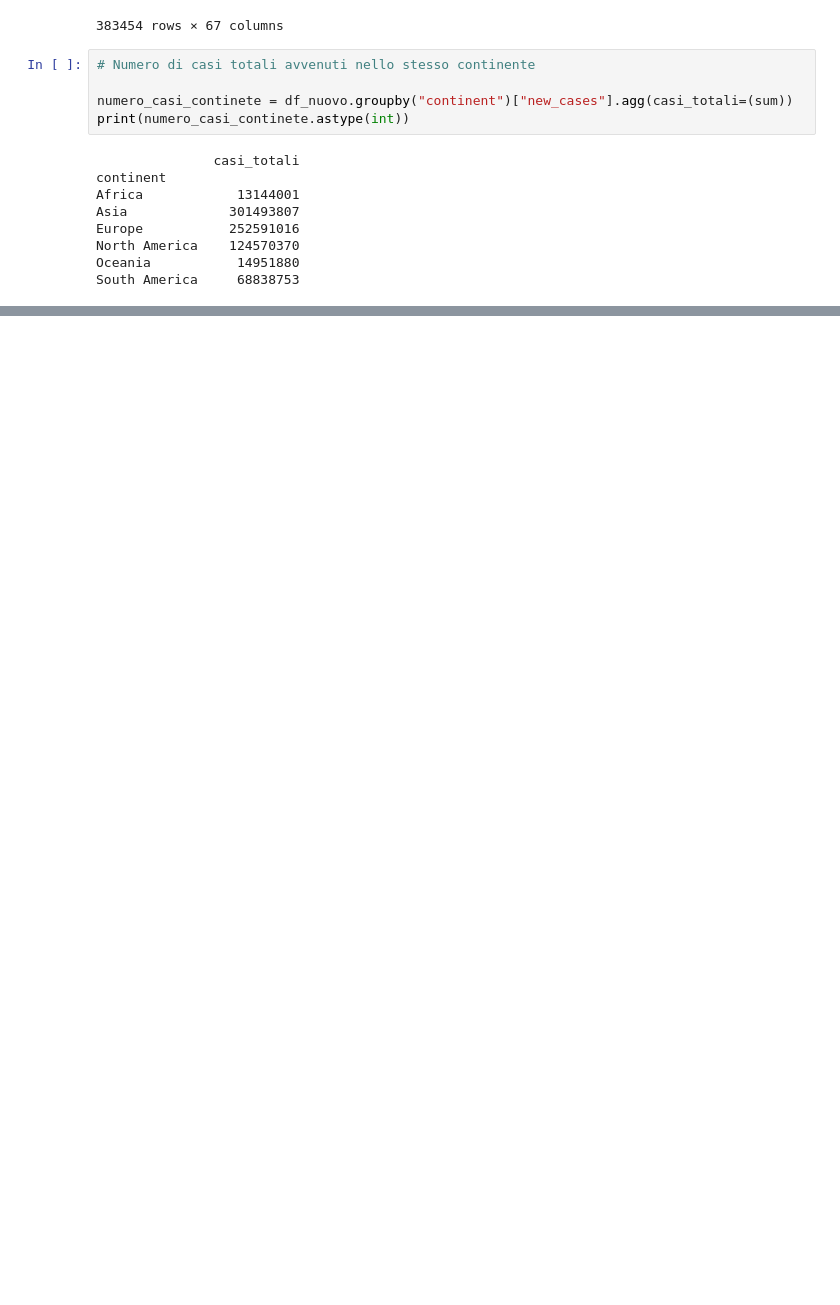
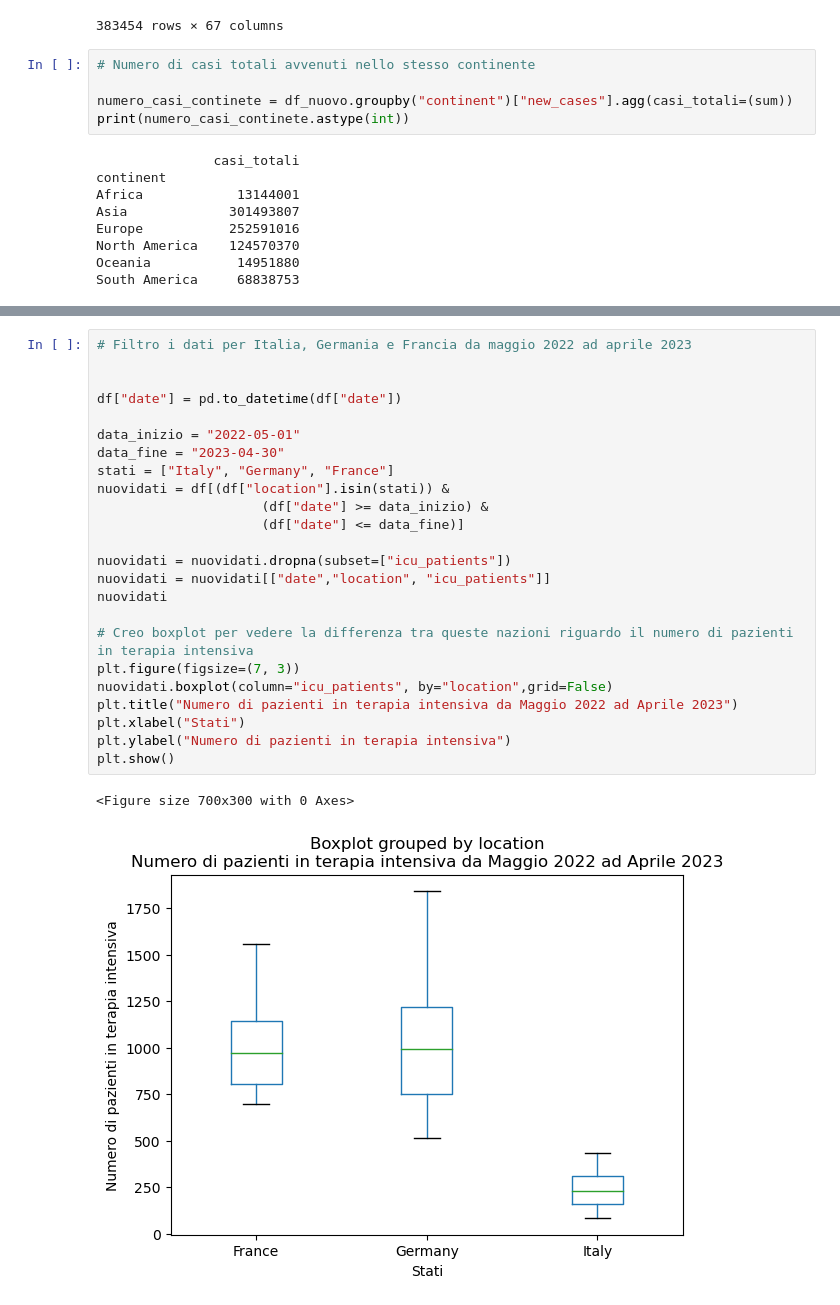
Before and after one commit to leonardpepa94/Python, a Jupyter notebook: Esame_Finale_Python.ipynb, the cells around one changed output, grey strips where cells are left out. Cells and saved outputs as stored; diff of their text form; blank space fills up the shorter version.

```diff
--- a/Esame_Finale_Python.ipynb
+++ b/Esame_Finale_Python.ipynb
@@ -92,0 +195,27 @@ print(totale_casi_mondo)
+# %%
+# Filtro i dati per Italia, Germania e Francia da maggio 2022 ad aprile 2023
+
+
+df["date"] = pd.to_datetime(df["date"])
+
+data_inizio = "2022-05-01"
+data_fine = "2023-04-30"
+stati = ["Italy", "Germany", "France"]
+nuovidati = df[(df["location"].isin(stati)) &
+                     (df["date"] >= data_inizio) &
+                     (df["date"] <= data_fine)]
+
+nuovidati = nuovidati.dropna(subset=["icu_patients"])
+nuovidati = nuovidati[["date","location", "icu_patients"]]
+nuovidati
+
+# Creo boxplot per vedere la differenza tra queste nazioni riguardo il numero di pazienti in terapia intensiva
+plt.figure(figsize=(7, 3))
+nuovidati.boxplot(column="icu_patients", by="location",grid=False)
+plt.title("Numero di pazienti in terapia intensiva da Maggio 2022 ad Aprile 2023")
+plt.xlabel("Stati")
+plt.ylabel("Numero di pazienti in terapia intensiva")
+plt.show()
+# %% [output]
+<Figure size 700x300 with 0 Axes>
+[figure, added]
```
Also changed, not shown: parts of 8 cells of this notebook.
